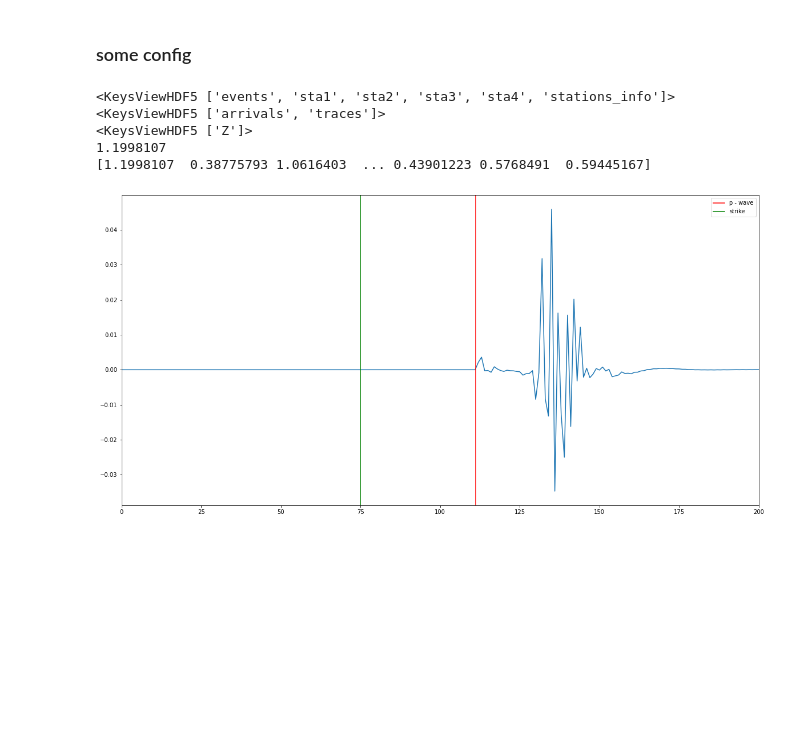
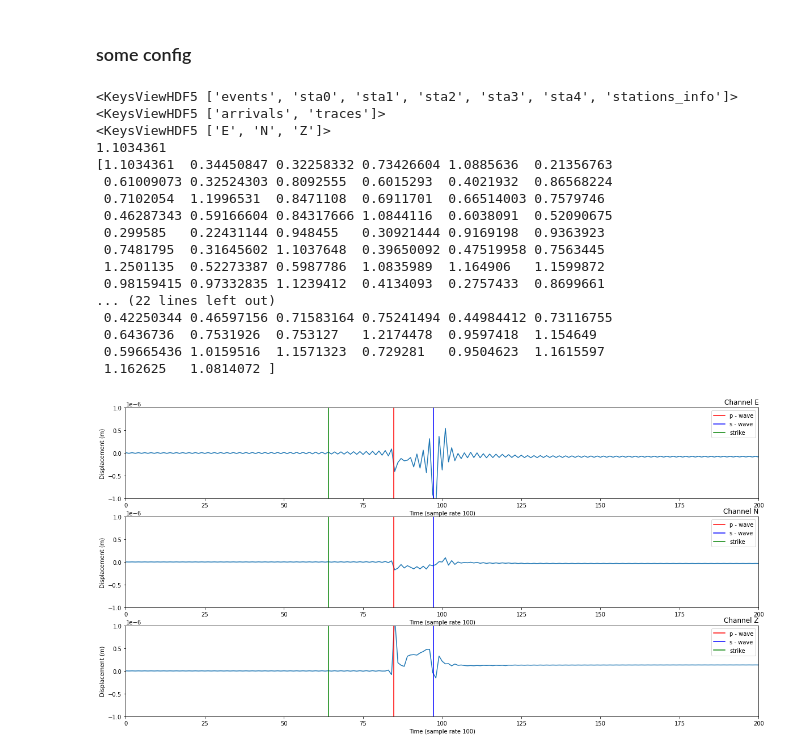
Before and after one commit to mexalon/Synth_wf, a Jupyter notebook: make_a_shake.ipynb, the cells around one changed output. Drawn from its saved outputs; the diff is of its cells as text; code cells hidden in the pictures; blank space fills up the shorter version.

```diff
--- a/make_a_shake.ipynb
+++ b/make_a_shake.ipynb
@@ -15,12 +15,12 @@ from pyrocko.gui.marker import PhaseMarker
 # %%
 """Config"""
 
-channel_codes = 'Z'
-quantity = 'velocity'
+channel_codes = 'ENZ'
+quantity = 'displacement'
 store_id = 'vogtland_malek2004_surface'
-num = 200000
-m_min = 0.
-m_max = 3.
+num = 200  # 000
+m_min = -1.
+m_max = 1.
 mag_uniform = True # uniform disrtribution of magnetudes
 depth_lo = 1000.
 depth_hi = 110. # somehow it crashes when depth is 100
@@ -31,7 +31,7 @@ p_id = 'rapidinv_p' # arrival ids from Green storage
 s_id = 'rapidinv_s' # in this green store simpl p and s don't always work
 datalen = 400 # data length in sampls, 0=event time
 starts_at = [-100, 1] # wf start at rand[-100, 0]
-file_name = '200k_wforms_06_10_22.hdf5'
+file_name = 'test.hdf5' # '200k_wforms_displacement_14_10_22.hdf5'
 # %%
 """functions"""
 def get_mag(m_min=1, m_max=3, num=100, uniform=False):
@@ -89,6 +89,7 @@ def generate_events(num, m_min, m_max, mag_uniform, depth_lo, depth_hi, r_stat,
 # %%
 """list of locations"""
 locations = [
+    {'name':'sta0', 'x':0., 'y':0, 'd':0.},
     {'name':'sta1', 'x':r_stat, 'y':0., 'd':0.},
     {'name':'sta2', 'x':-r_stat, 'y':0., 'd':0.},
     {'name':'sta3', 'x':0., 'y':r_stat, 'd':0.},
@@ -178,7 +179,10 @@ with h5py.File(file_name, 'w') as f:
                 x = t.get_xdata() # время в секундах
                 y = t.get_ydata() # сама волновая форма
 
-                y[x<p_time] = 0 # Обнуляем всю ту ботву, что до вступления. С нормальной ГФ этого наверное не нужно
+                '''those thing with a saw tooths in a front of wf'''
+                zzz = False # Обнуляем или нет всю ту ботву, что до вступления. С нормальной ГФ этого наверное не нужно
+                if zzz:
+                    y[x<p_time] = 0
 
                 my_trace = y[start_time<=np.round(x*sample_rate)][:datalen] # chop data NOTE x is float like 0.23000000001
 
@@ -230,42 +234,65 @@ with h5py.File(file_name, 'r') as f:
     pp = f["sta1/traces/Z"][0]
     # print(pp)
 
 with h5py.File(file_name, 'r') as f:
     '''get its p arrival'''
     pp = f["sta1/arrivals/p"][0]
     print(pp)
 
 
 with h5py.File(file_name, 'r') as f:
     '''get list of p arrivals on sta1'''
     pp = f["sta1/arrivals/p"][:]
     print(pp)
 
 '''how to get station_info DataFrame'''
 si = pd.read_hdf(file_name, '/stations_info')
 si.head()
 
 '''how to get events'''
 arr = pd.read_hdf(file_name, '/events')
 arr.head()
 
 '''sample'''
 sample_rate = si['smpl_rate_hz'][0]
 
-fig, ax = plt.subplots(1,1)
+fig, ax = plt.subplots(3,1, figsize=(4,3*2))
 fig.set_size_inches(20,10)
-ax.set_xlim(0,200)
 
-trace_no = 8
+trace_no = 14
+sta = 1 # sta num
+chnlz = 'ENZ' # channel code
+
 with h5py.File(file_name, 'r') as f:
-    ax.plot(f["sta1/traces/Z"][trace_no])
-    plt.axvline(x=f["sta1/arrivals/p"][trace_no]*sample_rate, color='r', label = 'p - wave')
-    plt.axvline(x=f["sta1/arrivals/strike"][trace_no]*sample_rate, color='g', label = 'strike')
-    plt.legend()
+    for ii, ch in enumerate(chnlz):
+        ax[ii].set_xlim(0,200)
+        ax[ii].set_ylim(-1e-6,1e-6)
+        ax[ii].plot(f[f"sta{sta}/traces/{ch}"][trace_no])
+        ax[ii].axvline(x=f[f"sta{sta}/arrivals/p"][trace_no]*sample_rate, color='r', label = 'p - wave')
+        ax[ii].axvline(x=f[f"sta{sta}/arrivals/s"][trace_no]*sample_rate, color='b', label = 's - wave')
+        ax[ii].axvline(x=f[f"sta{sta}/arrivals/strike"][trace_no]*sample_rate, color='g', label = 'strike')
+        ax[ii].legend()
+        ax[ii].set_title(f'Channel {ch}', loc='right')
+        ax[ii].set_xlabel(f'Time (sample rate {sample_rate})')
+        ax[ii].set_ylabel(f'Displacement (m)')
+
+plt.savefig(f'wavwforms_sampl.png', dpi = 300,  bbox_inches='tight', transparent=False)
 # %% [output]
-<KeysViewHDF5 ['events', 'sta1', 'sta2', 'sta3', 'sta4', 'stations_info']>
+<KeysViewHDF5 ['events', 'sta0', 'sta1', 'sta2', 'sta3', 'sta4', 'stations_info']>
 <KeysViewHDF5 ['arrivals', 'traces']>
-<KeysViewHDF5 ['Z']>
-1.1998107
-[1.1998107  0.38775793 1.0616403  ... 0.43901223 0.5768491  0.59445167]
+<KeysViewHDF5 ['E', 'N', 'Z']>
+1.1034361
+[1.1034361  0.34450847 0.32258332 0.73426604 1.0885636  0.21356763
+ 0.61009073 0.32524303 0.8092555  0.6015293  0.4021932  0.86568224
+ 0.7102054  1.1996531  0.8471108  0.6911701  0.66514003 0.7579746
+ 0.46287343 0.59166604 0.84317666 1.0844116  0.6038091  0.52090675
+ 0.299585   0.22431144 0.948455   0.30921444 0.9169198  0.9363923
+ 0.7481795  0.31645602 1.1037648  0.39650092 0.47519958 0.7563445
+ 1.2501135  0.52273387 0.5987786  1.0835989  1.164906   1.1599872
+ 0.98159415 0.97332835 1.1239412  0.4134093  0.2757433  0.8699661
+... (22 lines left out)
+ 0.42250344 0.46597156 0.71583164 0.75241494 0.44984412 0.73116755
+ 0.6436736  0.7531926  0.753127   1.2174478  0.9597418  1.154649
+ 0.59665436 1.0159516  1.1571323  0.729281   0.9504623  1.1615597
+ 1.162625   1.0814072 ]
-[figure, old version]
+[figure, new version]
```
Also changed, not shown: parts of 2 cells of this notebook, 1 other file.
